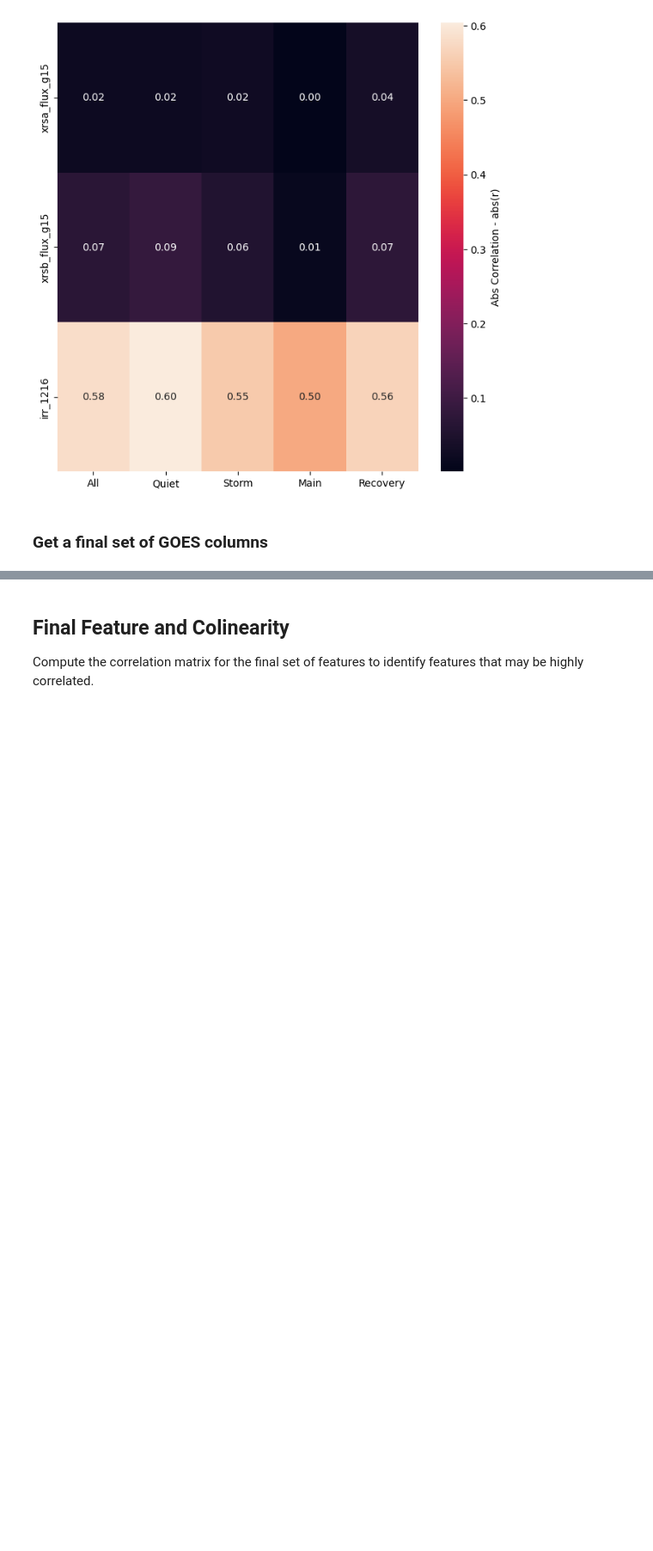
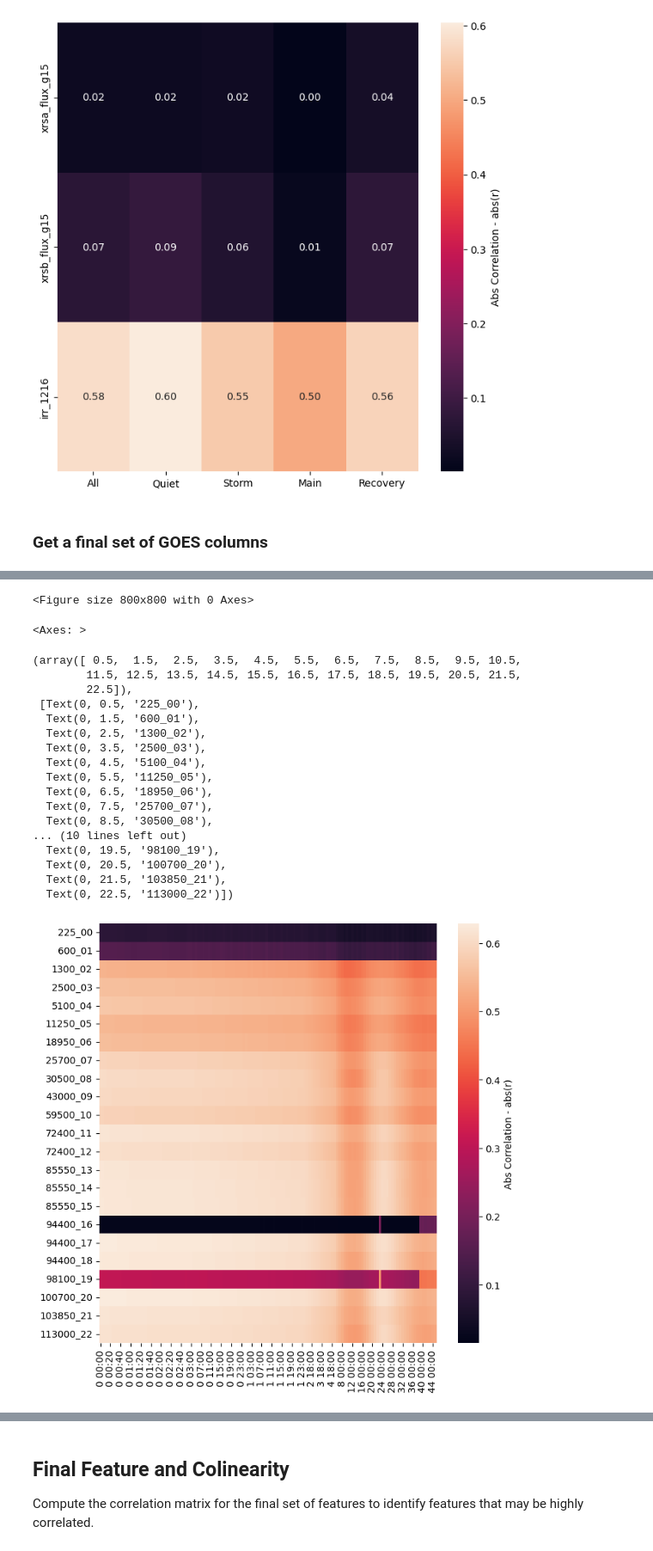
Before and after one commit to kylermurphy/SatDrag, a Jupyter notebook: Notebooks/Coor_database_v3.ipynb, the cells around one changed output, grey strips where cells are left out. Shown at 86% size. Saved outputs shown, nothing was run; the diff lists cells and outputs as text; code cells hidden in the pictures; blank space fills up the shorter version.

Commit message:
updates for correlations and lags

```diff
--- a/Notebooks/Coor_database_v3.ipynb
+++ b/Notebooks/Coor_database_v3.ipynb
@@ -199,0 +218,62 @@ goes_final = ['irr_1216']
+# %%
+t_lag = np.arange(0,3*60,5)
+t_lag = np.concatenate([t_lag,np.arange(t_lag[-1]+5,60*24*2,60)])
+t_lag = np.concatenate([t_lag,np.arange(2*24*60,5*24*60+6*60,60*6)])
+t_lag = np.concatenate([t_lag,np.arange(6*24*60,45*24*60+6*60,60*24)])
+# %%
+solar_columns = fism_columns[:-2]+['irr_1216']+[dens_col]
+solar_columns = fism_columns
+t_col = 'DateTime'
+# %%
+df_dens = df[[t_col,dens_col]].copy()
+df_sol = df[solar_columns].copy().drop(axis=1,columns=dens_col)
+
+sol_dt = pd.DataFrame()
+tol = pd.Timedelta('2.5 minute')
+
+for dtx in t_lag:
+    # shift the solar data set
+    df_sol[t_col] = df_dens[t_col] - pd.Timedelta(f'{dtx} minute')
+    cor_df = pd.merge_asof(left=df_dens,right=df_sol,on='DateTime',direction='nearest',tolerance=tol)
+
+    seconds = dtx*60
+    days = seconds // 86400
+    seconds %= 86400
+    hours = seconds // 3600
+    seconds %= 3600
+    minutes = seconds // 60
+    seconds %= 60
+
+    col = f'{days} {hours:02}:{minutes:02}'
+
+    if not sol_dt.empty:
+        sol_dt = sol_dt.merge(cor_df[solar_columns].dropna().corr()[dens_col].rename(col),
+                              how='left', left_index=True, right_index=True)
+    else:
+        sol_dt[col] = cor_df[solar_columns].dropna().corr()[dens_col].rename(col)
+# %%
+plt.figure(figsize=(8, 8))
+sns.heatmap(sol_dt[0:-1].abs(),annot=False, fmt='.2f', cbar_kws={'label':'Abs Correlation - abs(r)'})
+plt.yticks()
+plt.show()
+# %% [output]
+<Figure size 800x800 with 0 Axes>
+<Axes: >
+(array([ 0.5,  1.5,  2.5,  3.5,  4.5,  5.5,  6.5,  7.5,  8.5,  9.5, 10.5,
+        11.5, 12.5, 13.5, 14.5, 15.5, 16.5, 17.5, 18.5, 19.5, 20.5, 21.5,
+        22.5]),
+ [Text(0, 0.5, '225_00'),
+  Text(0, 1.5, '600_01'),
+  Text(0, 2.5, '1300_02'),
+  Text(0, 3.5, '2500_03'),
+  Text(0, 4.5, '5100_04'),
+  Text(0, 5.5, '11250_05'),
+  Text(0, 6.5, '18950_06'),
+  Text(0, 7.5, '25700_07'),
+  Text(0, 8.5, '30500_08'),
+... (10 lines left out)
+  Text(0, 19.5, '98100_19'),
+  Text(0, 20.5, '100700_20'),
+  Text(0, 21.5, '103850_21'),
+  Text(0, 22.5, '113000_22')])
+[figure, added]
```
Also changed, not shown: parts of 8 cells of this notebook, 2 other files.
